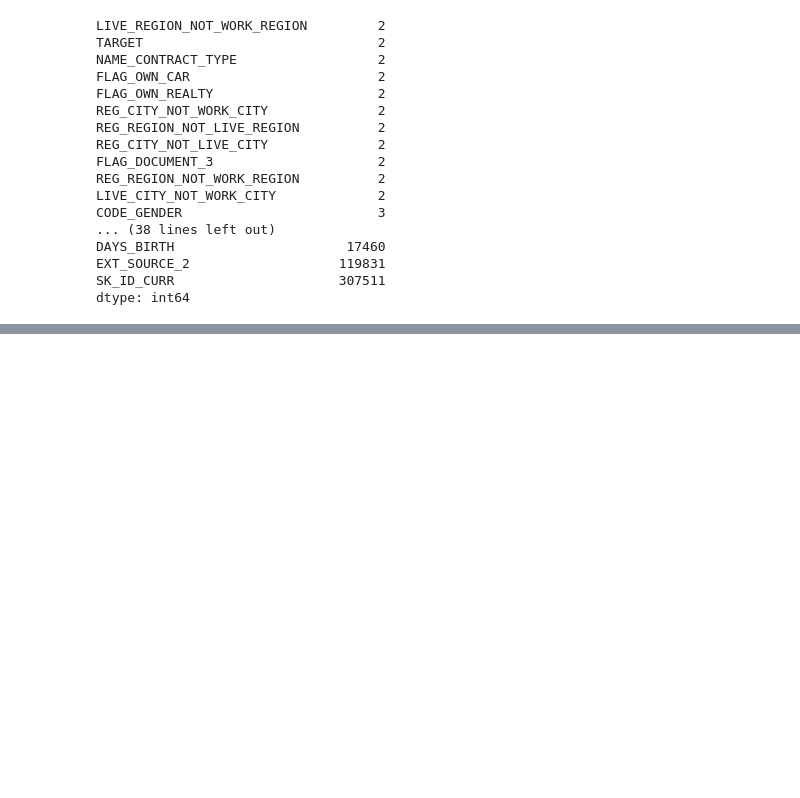
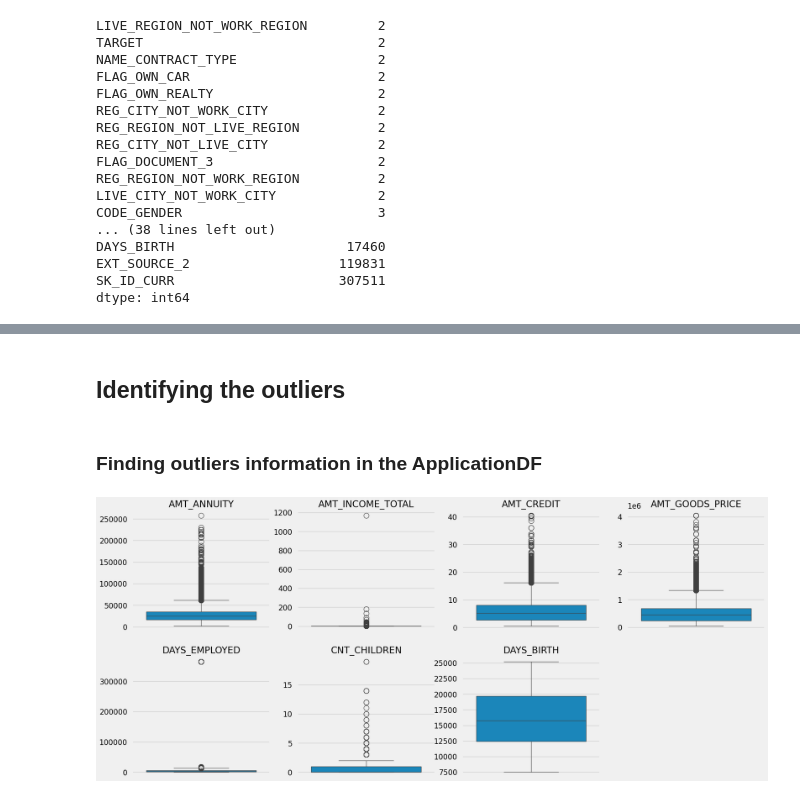
Before and after one commit to Rahul-shingade/Bank_Loan_Analysis, a Jupyter notebook: Bank _Loan_Default Risk_Analysis.ipynb, the cells around one changed output, grey strips where cells are left out. Drawn from its saved outputs; the diff is of its cells as text; code cells hidden in the pictures; blank space fills up the shorter version.

```diff
--- a/Bank _Loan_Default Risk_Analysis.ipynb
+++ b/Bank _Loan_Default Risk_Analysis.ipynb
@@ -658,0 +867,2 @@ dtype: int64
+# %%
+ApplicationDF["NAME_TYPE_SUITE"].fillna((ApplicationDF["NAME_TYPE_SUITE"].mode()[0]),inplace=True)
@@ -658,0 +880,3 @@ dtype: int64
+# %%
+ApplicationDF["OCCUPATION_TYPE"] = ApplicationDF["OCCUPATION_TYPE"].cat.add_categories("Unknow")
+ApplicationDF["OCCUPATION_TYPE"].fillna("Unknow", inplace=True)
@@ -658,0 +1048,25 @@ dtype: int64
+# %% [markdown]
+## Identifying the outliers
+# %% [markdown]
+### Finding outliers information in the ApplicationDF
+# %%
+plt.figure(figsize=(22, 10))
+
+app_outlier_col_1 = ["AMT_ANNUITY", "AMT_INCOME_TOTAL", "AMT_CREDIT", "AMT_GOODS_PRICE", "DAYS_EMPLOYED"]
+app_outlier_col_2 = ["CNT_CHILDREN", "DAYS_BIRTH"]
+
+for i in enumerate(app_outlier_col_1):
+    plt.subplot(2,4,i[0]+1)
+    sns.boxplot(y= ApplicationDF[i[1]])
+    plt.title(i[1])
+    plt.ylabel("")
+
+for i in enumerate(app_outlier_col_2):
+    plt.subplot(2,4,i[0]+6)
+    sns.boxplot(y= ApplicationDF[i[1]])
+    plt.title(i[1])
+    plt.ylabel("")
+
+plt.show()
+# %% [output]
+[figure, added]
```
Also changed, not shown: parts of 53 cells of this notebook.
